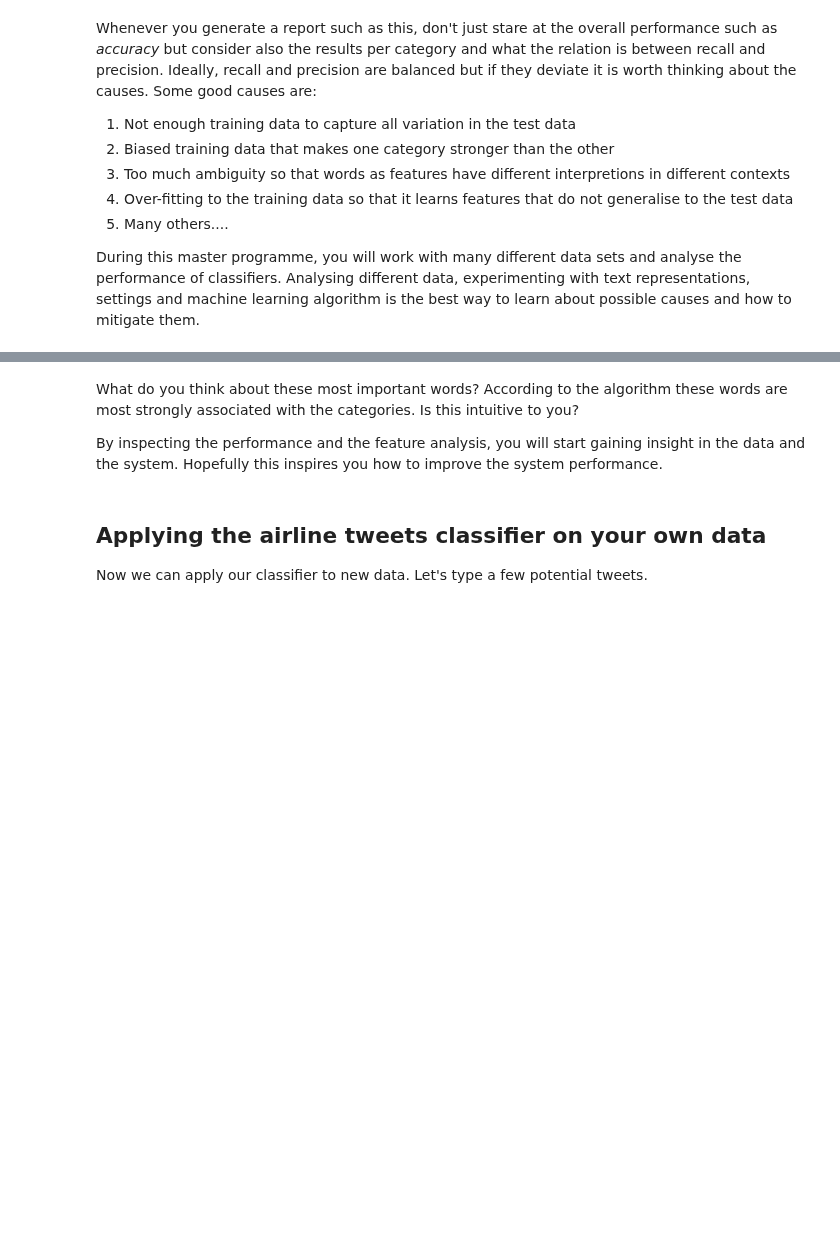
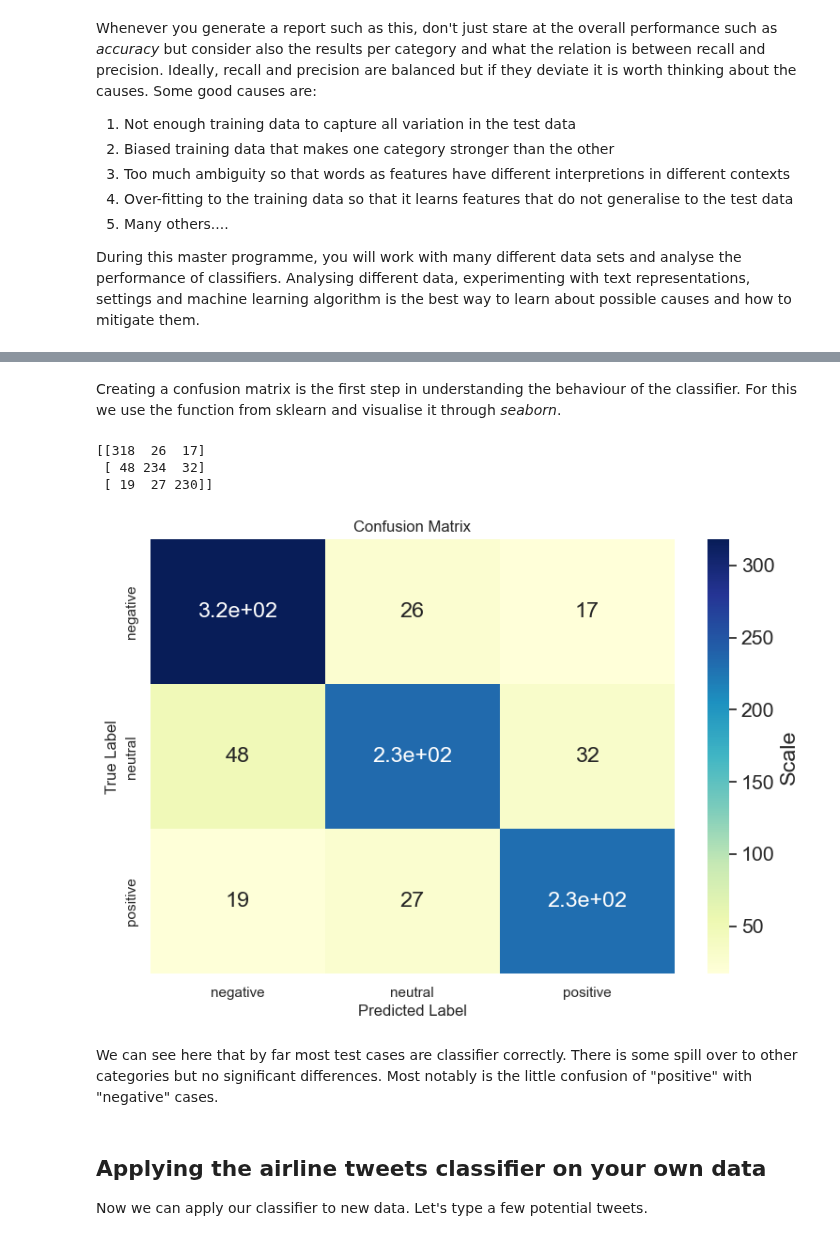
Before and after one commit to cltl/ma-hlt-labs, a Jupyter notebook: lab3.machine_learning/Lab3.4.ml.sentiment-analysis-with-sklearn.ipynb, the cells around one changed output, grey strips where cells are left out. Saved outputs shown, nothing was run; the diff lists cells and outputs as text; code cells hidden in the pictures; blank space fills up the shorter version.

```diff
--- a/lab3.machine_learning/Lab3.4.ml.sentiment-analysis-with-sklearn.ipynb
+++ b/lab3.machine_learning/Lab3.4.ml.sentiment-analysis-with-sklearn.ipynb
@@ -423,8 +380,9 @@ sklearn.metrics.recall_score(y_true=human_labels_test,
 The classification_report function gives the complete result:
 # %%
 from sklearn.metrics import classification_report
+labels=["negative", "neutral", "positive"]
 
-report = classification_report(human_labels_test,system_labels_pred,digits = 3)
+report = classification_report(human_labels_test, system_labels_pred, digits = 3, target_names = labels)
 print(report)
 # %% [output]
               precision    recall  f1-score   support
@@ -492,7 +409,48 @@ Important words in negative documents
-# %% [markdown]
-What do you think about these most important words? According to the algorithm these words are most strongly associated with the categories. Is this intuitive to you?
-
-By inspecting the performance and the feature analysis, you will start gaining insight in the data and the system. Hopefully this inspires you how to improve the system performance.
+# %% [markdown]
+Creating a confusion matrix is the first step in understanding the behaviour of the classifier. For this we use the function from sklearn and visualise it through *seaborn*.
+# %%
+from sklearn.metrics import confusion_matrix
+matrix = confusion_matrix(human_labels_test, system_labels_pred)
+print(matrix)
+# %% [output]
+[[318  26  17]
+ [ 48 234  32]
+ [ 19  27 230]]
+# %%
+import seaborn
+import matplotlib.pyplot as plt
+
+
+def plot_confusion_matrix(data, labels, output_filename):
+    """Plot confusion matrix using heatmap.
+
+    Args:
+        data (list of list): List of lists with confusion matrix data.
+        labels (list): Labels which will be plotted across x and y axis.
+        output_filename (str): Path to output file.
+
+    """
+    seaborn.set(color_codes=True)
+    plt.figure(1, figsize=(9, 6))
+
+    plt.title("Confusion Matrix")
+
+    seaborn.set(font_scale=1.4)
+    ax = seaborn.heatmap(data, annot=True, cmap="YlGnBu", cbar_kws={'label': 'Scale'})
+
+    ax.set_xticklabels(labels)
+    ax.set_yticklabels(labels)
+
+    ax.set(ylabel="True Label", xlabel="Predicted Label")
+
+    plt.show()
+    plt.close()
+
+plot_confusion_matrix(matrix, labels, "airline_tweet_confusion_matrix.png")
+# %% [output]
+[figure, added]
+# %% [markdown]
+We can see here that by far most test cases are classifier correctly. There is some spill over to other categories but no significant differences. Most notably is the little confusion of "positive" with "negative" cases.
 # %% [markdown]
 ## Applying the airline tweets classifier on your own data
 Now we can apply our classifier to new data. Let's type a few potential tweets.
```
Also changed, not shown: parts of 30 cells of this notebook, 2 other files.
